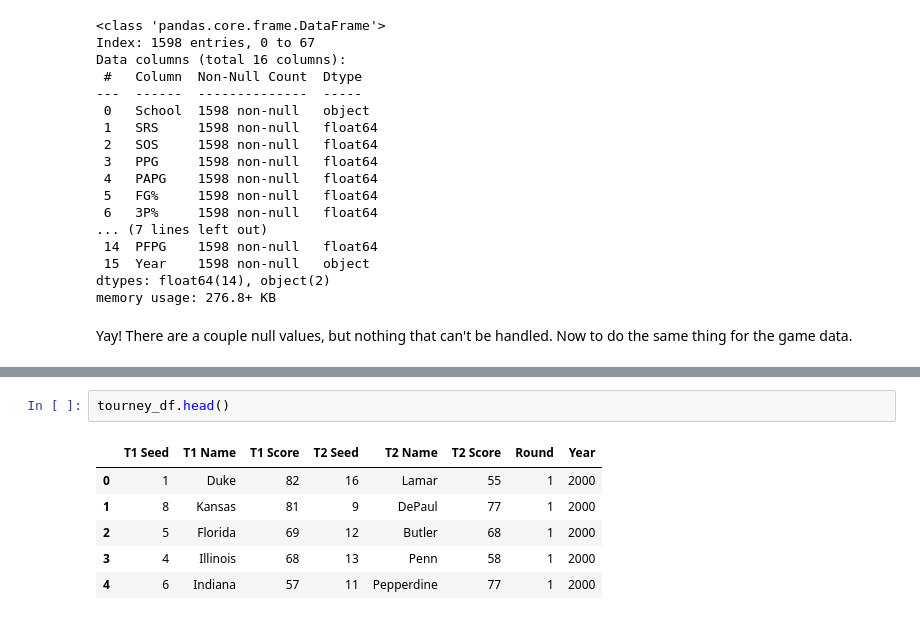
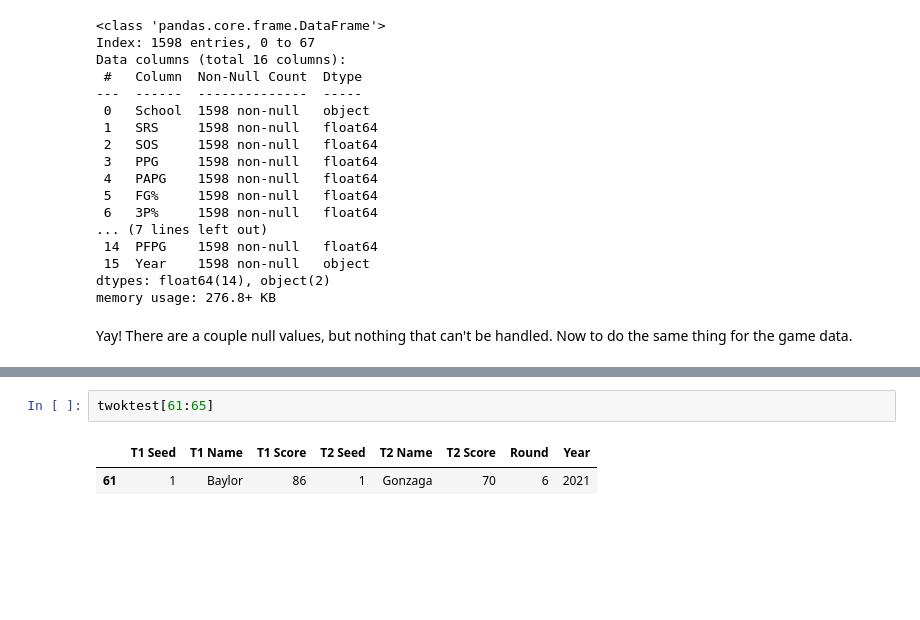
Before and after one commit to BARATZL/march-madness-supML, a Jupyter notebook: NCAAMB_ML.ipynb, the cells around one changed output, grey strips where cells are left out. Cells and saved outputs as stored; diff of their text form; blank space fills up the shorter version.

```diff
--- a/NCAAMB_ML.ipynb
+++ b/NCAAMB_ML.ipynb
@@ -629,9 +664,5 @@ KeyboardInterrupt:
-# %%
-tourney_df.head()
-# %% [output]
-|  | T1 Seed | T1 Name | T1 Score | T2 Seed | T2 Name | T2 Score | Round | Year |
-| 0 | 1 | Duke | 82 | 16 | Lamar | 55 | 1 | 2000 |
-| 1 | 8 | Kansas | 81 | 9 | DePaul | 77 | 1 | 2000 |
-| 2 | 5 | Florida | 69 | 12 | Butler | 68 | 1 | 2000 |
-| 3 | 4 | Illinois | 68 | 13 | Penn | 58 | 1 | 2000 |
-| 4 | 6 | Indiana | 57 | 11 | Pepperdine | 77 | 1 | 2000 |
+# %%
+twoktest[61:65]
+# %% [output]
+|  | T1 Seed | T1 Name | T1 Score | T2 Seed | T2 Name | T2 Score | Round | Year |
+| 61 | 1 | Baylor | 86 | 1 | Gonzaga | 70 | 6 | 2021 |
```
Also changed, not shown: parts of 3 cells of this notebook.
